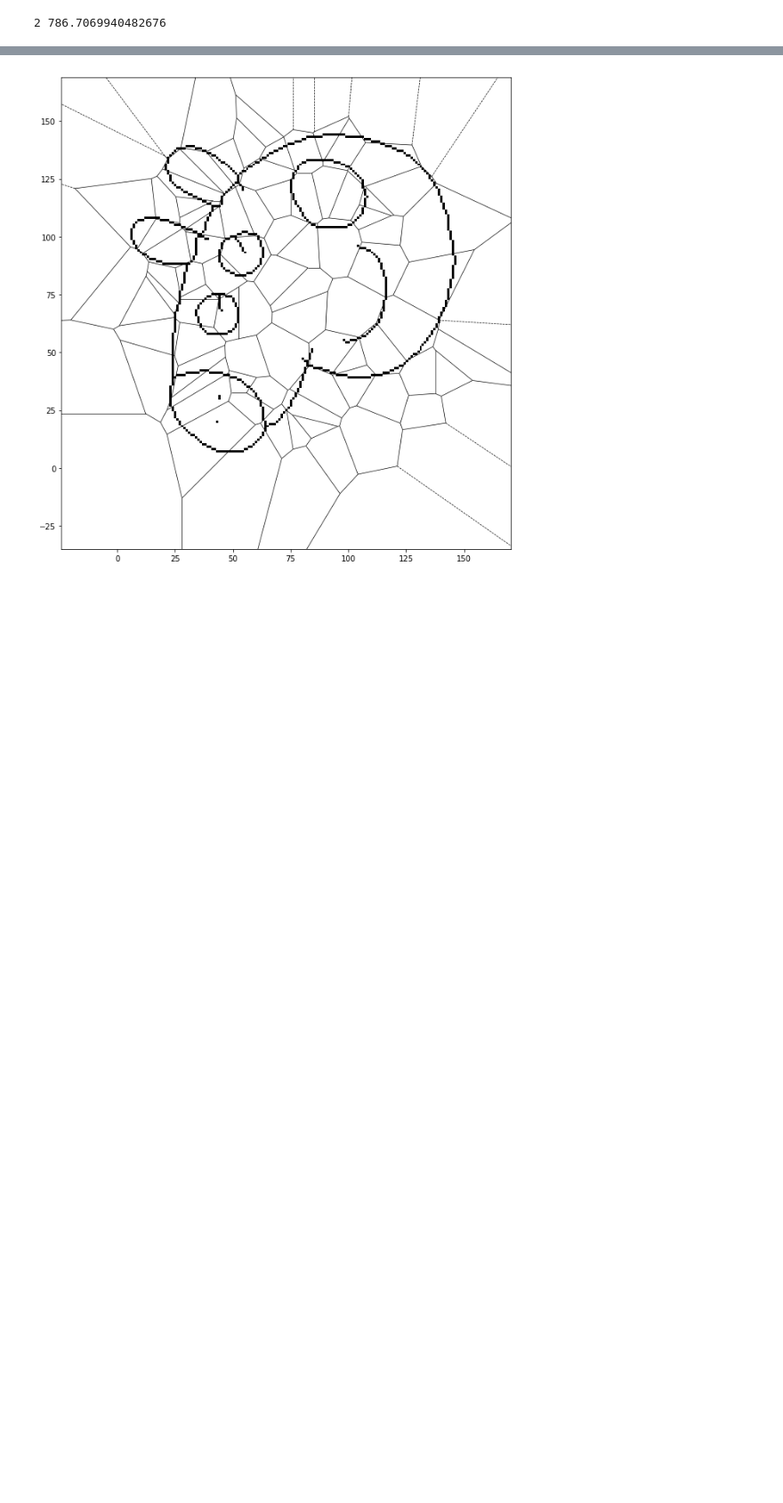
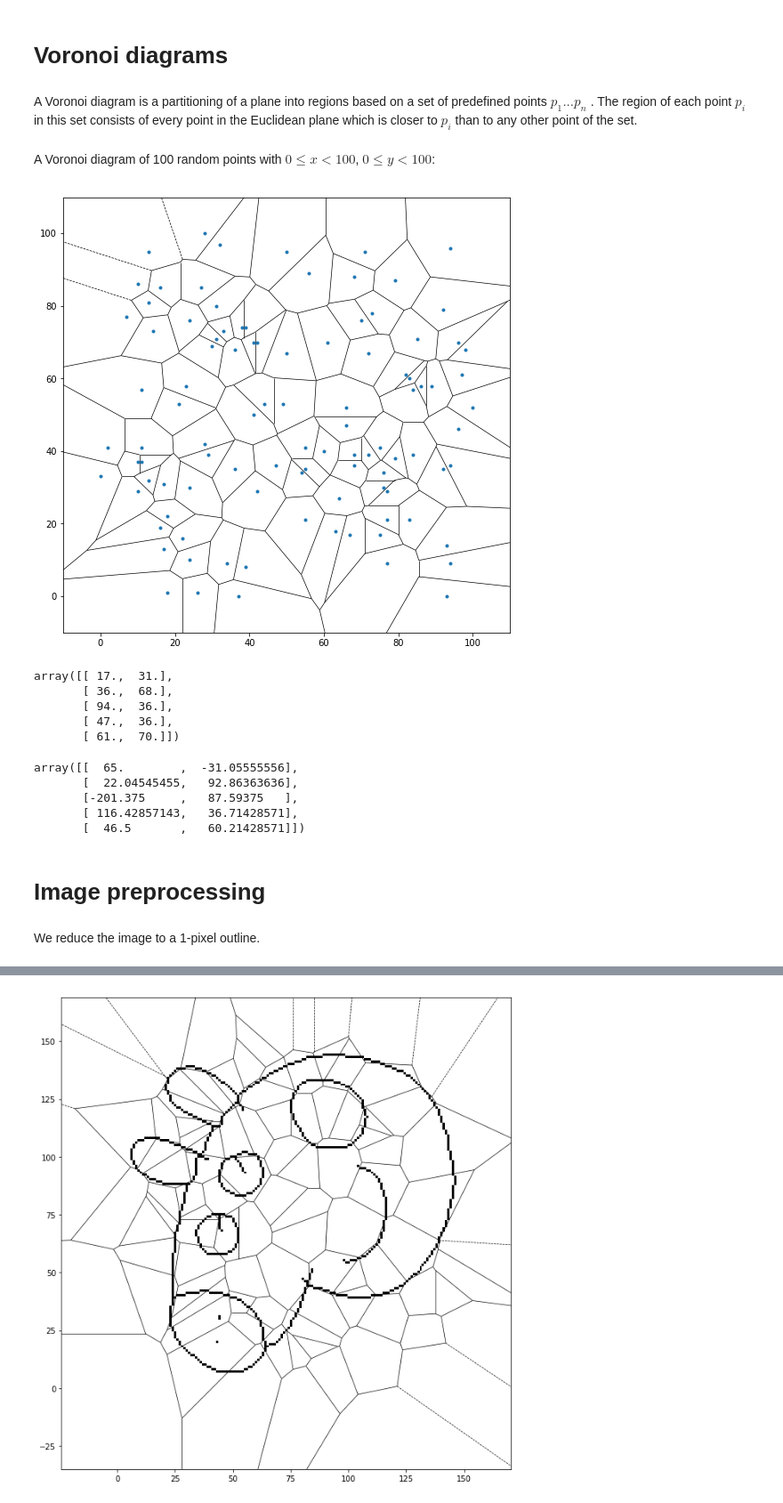
Before and after one commit to papkov/voronoi-colouring, a Jupyter notebook: voronoi.ipynb, the cells around one changed output, grey strips where cells are left out. Shown at 89% size. Drawn from its saved outputs; the diff is of its cells as text; code cells hidden in the pictures; blank space fills up the shorter version.

```diff
--- a/voronoi.ipynb
+++ b/voronoi.ipynb
@@ -393,4 +0,0 @@ def gen_best_top(n_generations, n_points, pop=[], pop_size=30, fig_width=100, fi
-# %%
-mygen_top = gen_best_top(200, 100, fig_height=150, fig_width=150)
-# %% [output]
-2 786.7069940482676
@@ -396,0 +12,41 @@ mygen_top = gen_best_top(200, 100, fig_height=150, fig_width=150)
+# %% [markdown]
+# Voronoi diagrams
+# %% [markdown]
+A Voronoi diagram is a partitioning of a plane into regions based on a set of predefined points ${p_1 ... p_n}$ . The region of each point $p_i$ in this set consists of every point in the Euclidean plane which is closer to $p_i$ than to any other point of the set.
+# %% [markdown]
+A Voronoi diagram of 100 random points with $0 \leqslant x < 100$, $0 \leqslant y < 100$:
+# %%
+# Create Voronoi object from an array
+points = np.array([[random.randint(0,100), random.randint(0,100)] for i in range(100)])
+vor = Voronoi(points)
+
+# Show plot
+voronoi_plot_2d(vor, line_width = 0.7, show_vertices = False, show_points = True)
+fig_size = plt.rcParams["figure.figsize"]
+fig_size = (9, 9)
+plt.rcParams["figure.figsize"] = fig_size
+plt.show()
+# %% [output]
+[figure, added]
+# %%
+# Inspect first 5 points
+vor.points[:5]
+# %% [output]
+array([[ 17.,  31.],
+       [ 36.,  68.],
+       [ 94.,  36.],
+       [ 47.,  36.],
+       [ 61.,  70.]])
+# %%
+# Inspect first 5 vertices
+vor.vertices[:5]
+# %% [output]
+array([[  65.        ,  -31.05555556],
+       [  22.04545455,   92.86363636],
+       [-201.375     ,   87.59375   ],
+       [ 116.42857143,   36.71428571],
+       [  46.5       ,   60.21428571]])
+# %% [markdown]
+# Image preprocessing
+# %% [markdown]
+We reduce the image to a 1-pixel outline.
```
Also changed, not shown: parts of 100 cells of this notebook.
